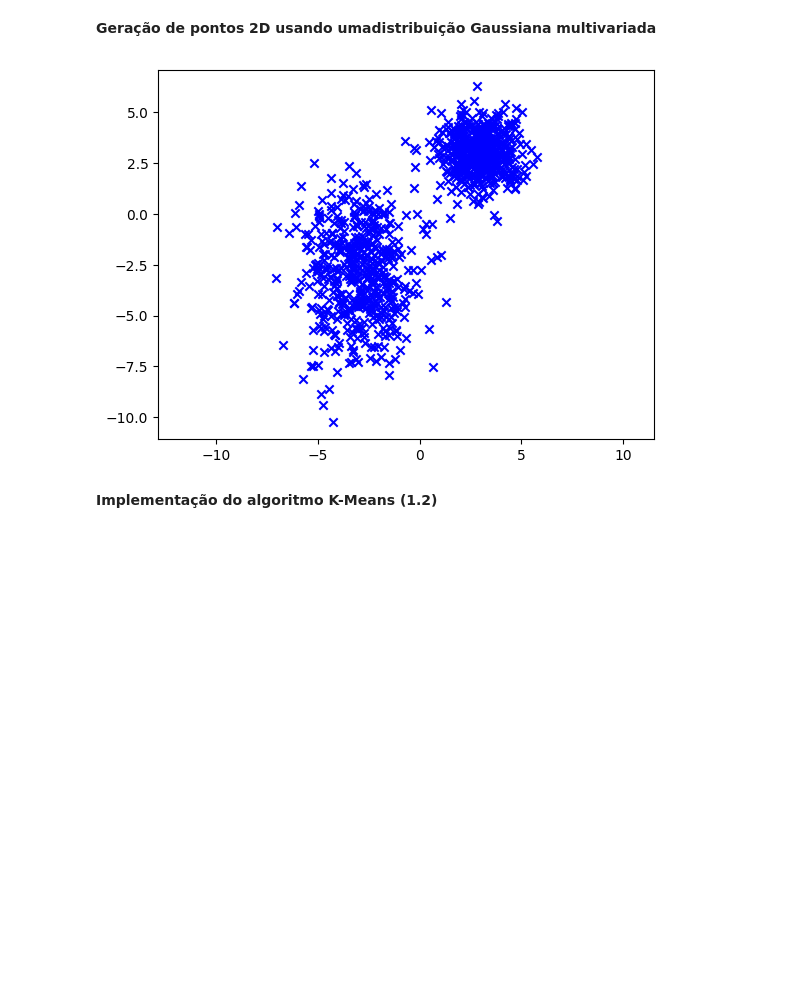
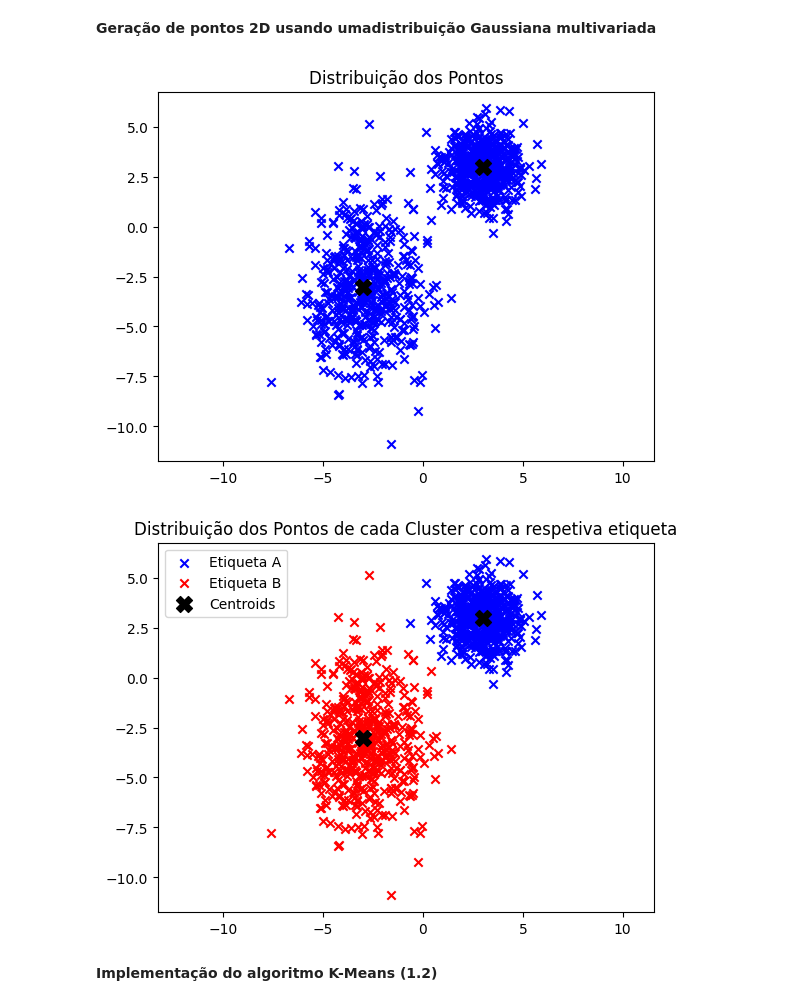
Before and after one commit to Andre3648/IAA, a Jupyter notebook: exercicio1.ipynb, the cells around one changed output. Cells and saved outputs as stored; diff of their text form; code cells hidden in the pictures; blank space fills up the shorter version.

```diff
--- a/exercicio1.ipynb
+++ b/exercicio1.ipynb
@@ -3,31 +3,47 @@
 # %%
 import matplotlib.pyplot as plt
 import numpy as np
 import random
 
+centroids = np.array([[3,3], [-3,-3]])
 mean = [3, 3]
 cov = [[1 , 0], [0, 1]]
 a = np.random.multivariate_normal(mean, cov, 500).T
 mean = [-3, -3]
 cov = [[2 , 0], [0, 5]]
 b = np.random.multivariate_normal(mean, cov, 500).T
 c = np.concatenate((a, b) , axis = 1)
 c = c.T
 etiqueta_a = np.ones((a.shape[1], 1))
 etiqueta_b = np.full((b.shape[1], 1), 2)
 etiquetas = np.vstack((etiqueta_a, etiqueta_b))
 c = np.hstack((c, etiquetas))
 np.random. shuffle(c)
 c = c.T
 x = c[0]
 y = c[1]
 etiquetas = c[2]
+
+
 plt.scatter(x, y, c='blue', marker='x')
+plt.scatter(centroids[:,0], centroids[:,1], c='black', marker='X', s = 130, label='Centroids')
 plt.axis ( 'equal' )
+plt.title('Distribuição dos Pontos')
 plt.show()
+
+
+plt.scatter(x[etiquetas == 1], y[etiquetas == 1], c='blue', marker='x', label='Etiqueta A')
+plt.scatter(x[etiquetas == 2], y[etiquetas == 2], c='red', marker='x', label='Etiqueta B')
+plt.scatter(centroids[:,0], centroids[:,1], c='black', marker='X', s = 130, label='Centroids')
+plt.axis('equal')
+plt.legend()
+plt.title('Distribuição dos Pontos de cada Cluster com a respetiva etiqueta')
+plt.show()
+
 np.savetxt('conjunto_de_etiquetas.txt', c.T, fmt='%.3f', delimiter=',', header='x,y,etiqueta', comments='')
 # %% [output]
-[figure, old version]
+[figure, new version]
+[figure, added]
 # %% [markdown]
 **Implementação do algoritmo K-Means (1.2)**
 # %%
```
Also changed, not shown: parts of 10 cells of this notebook, 1 other file.
